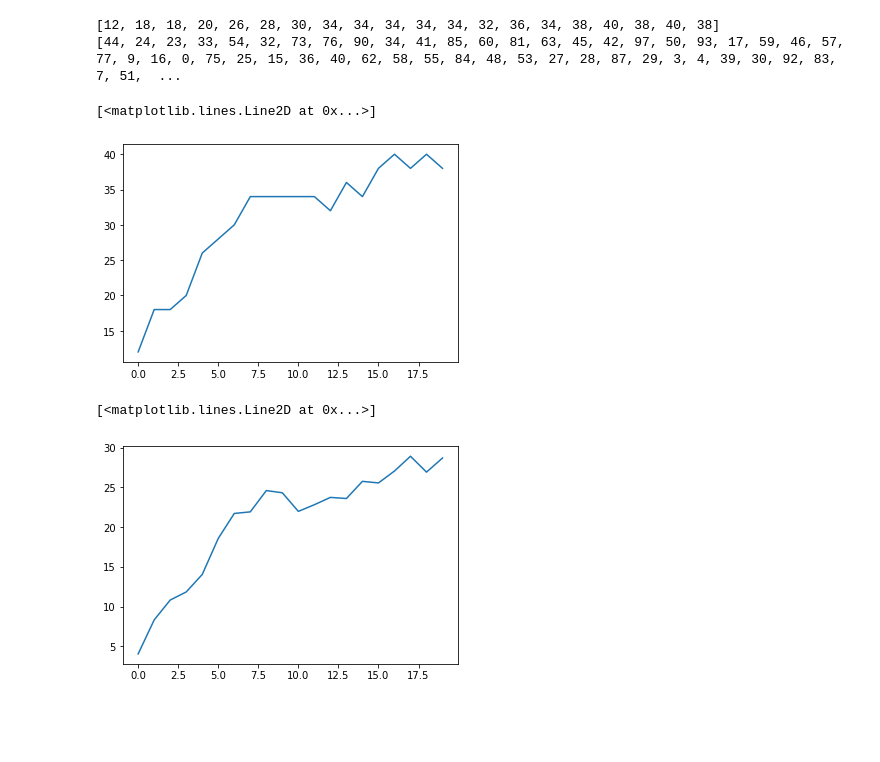
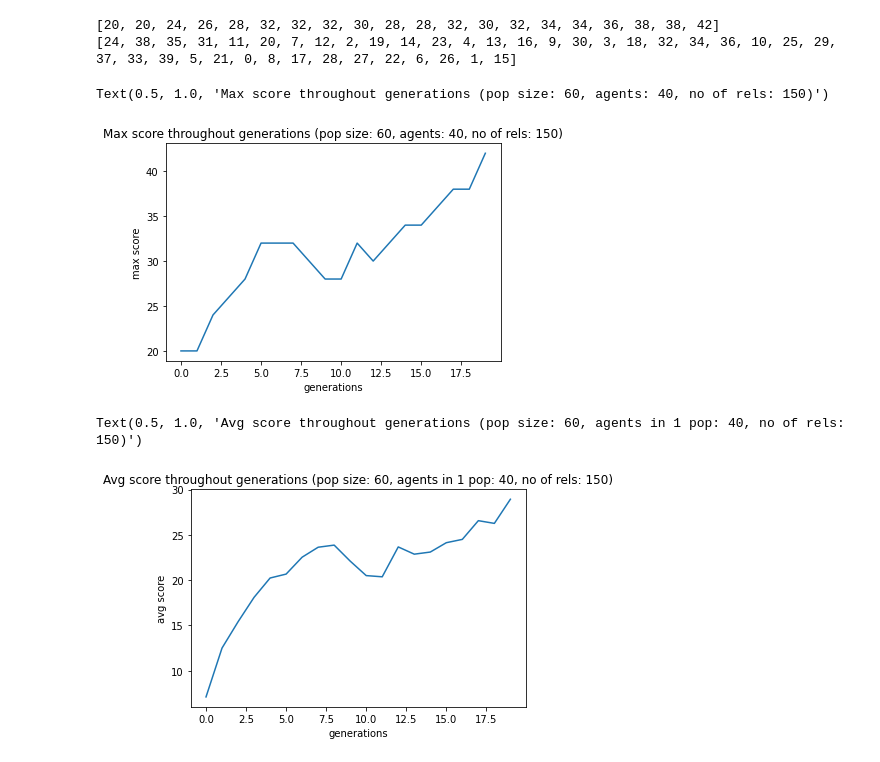
Before and after one commit to DamianBaginski/genetic_algorithm, a Jupyter notebook: genetic_algorithm.ipynb, the cells around one changed output. Cells and saved outputs as stored; diff of their text form; code cells hidden in the pictures; blank space fills up the shorter version.

Commit message:
chore: Set x and y labels, as well as title, on graphs

```diff
--- a/genetic_algorithm.ipynb
+++ b/genetic_algorithm.ipynb
@@ -137,22 +137,27 @@ class GeneticAlgorithm:
             children = self.generate_population_of_children(parent1, parent2)
             mutated_children = self.mutate_population(children)
 # %%
-table = TableGen(100, 200, 100)
+table = TableGen(40, 150, 60)
 ga = GeneticAlgorithm(table.no_in_pop, table.no_of_people, table.table, table.no_of_relationships, 0.92, 20)
 ga.run_genetic_algorithm()
 print(ga.best_score)
 print(ga.best_seating[-1])
 # %% [output]
-[12, 18, 18, 20, 26, 28, 30, 34, 34, 34, 34, 34, 32, 36, 34, 38, 40, 38, 40, 38]
-[44, 24, 23, 33, 54, 32, 73, 76, 90, 34, 41, 85, 60, 81, 63, 45, 42, 97, 50, 93, 17, 59, 46, 57, 77, 9, 16, 0, 75, 25, 15, 36, 40, 62, 58, 55, 84, 48, 53, 27, 28, 87, 29, 3, 4, 39, 30, 92, 83, 7, 51,  ...
+[20, 20, 24, 26, 28, 32, 32, 32, 30, 28, 28, 32, 30, 32, 34, 34, 36, 38, 38, 42]
+[24, 38, 35, 31, 11, 20, 7, 12, 2, 19, 14, 23, 4, 13, 16, 9, 30, 3, 18, 32, 34, 36, 10, 25, 29, 37, 33, 39, 5, 21, 0, 8, 17, 28, 27, 22, 6, 26, 1, 15]
 # %%
 plt.plot(ga.best_score)
 plt.xlabel('generations')
+plt.ylabel('max score')
+plt.title(f'Max score throughout generations (pop size: {table.no_in_pop}, agents: {table.no_of_people}, no of rels: {table.relationships})')
 # %% [output]
-[<matplotlib.lines.Line2D at 0x...>]
+Text(0.5, 1.0, 'Max score throughout generations (pop size: 60, agents: 40, no of rels: 150)')
-[figure, old version]
+[figure, new version]
 # %%
 plt.plot(ga.avg_score)
+plt.xlabel('generations')
+plt.ylabel('avg score')
+plt.title(f'Avg score throughout generations (pop size: {table.no_in_pop}, agents in 1 pop: {table.no_of_people}, no of rels: {table.relationships})')
 # %% [output]
-[<matplotlib.lines.Line2D at 0x...>]
+Text(0.5, 1.0, 'Avg score throughout generations (pop size: 60, agents in 1 pop: 40, no of rels: 150)')
-[figure, old version]
+[figure, new version]
```
